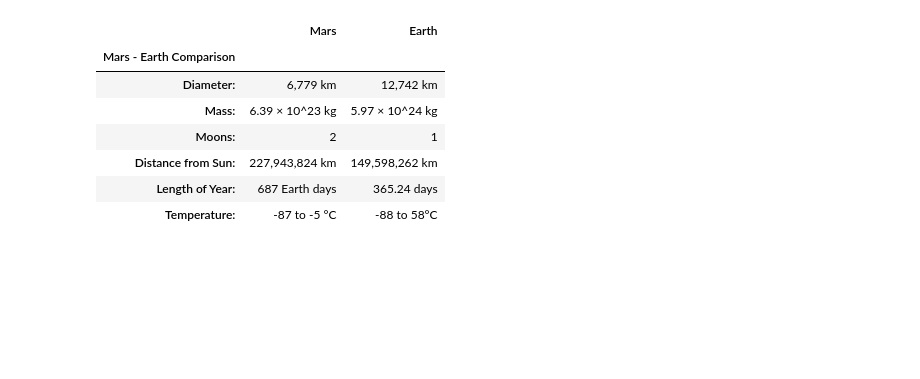
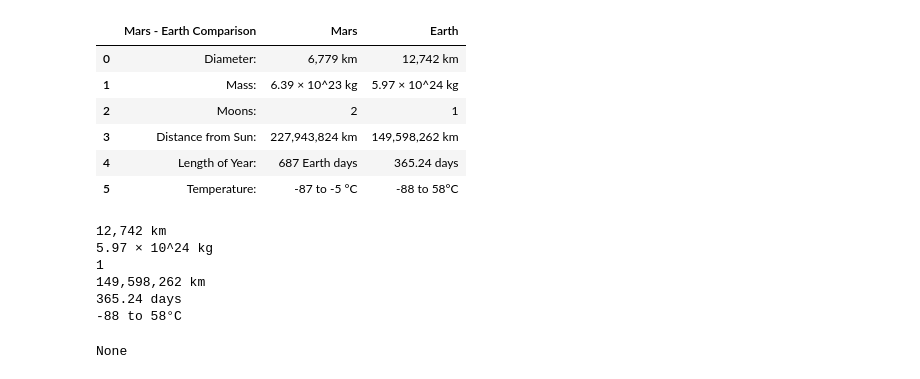
Before and after one commit to MuratCKoc/mission_to_mars-Scraper, a Jupyter notebook: Mission_to_Mars.ipynb, the cells around one changed output. Cells and saved outputs as stored; diff of their text form; code cells hidden in the pictures; blank space fills up the shorter version.

Commit message:
export comparison to html

```diff
--- a/Mission_to_Mars.ipynb
+++ b/Mission_to_Mars.ipynb
@@ -136,11 +129,29 @@ df_list = pd.read_html(facts_url, match='Mars - Earth Comparison',index_col=0)
-# %%
-df_list[0]
-# %% [output]
-|  | Mars | Earth |
-| Mars - Earth Comparison |  |  |
-| Diameter: | 6,779 km | 12,742 km |
-| Mass: | 6.39 × 10^23 kg | 5.97 × 10^24 kg |
-| Moons: | 2 | 1 |
-| Distance from Sun: | 227,943,824 km | 149,598,262 km |
-| Length of Year: | 687 Earth days | 365.24 days |
-| Temperature: | -87 to -5 °C | -88 to 58°C |
+# %%
+# Scrape HTML table into list of dataframes
+df_list = pd.read_html(facts_url, match='Mars - Earth Comparison')
+df_list[0]
+# %% [output]
+|  | Mars - Earth Comparison | Mars | Earth |
+| 0 | Diameter: | 6,779 km | 12,742 km |
+| 1 | Mass: | 6.39 × 10^23 kg | 5.97 × 10^24 kg |
+| 2 | Moons: | 2 | 1 |
+| 3 | Distance from Sun: | 227,943,824 km | 149,598,262 km |
+| 4 | Length of Year: | 687 Earth days | 365.24 days |
+| 5 | Temperature: | -87 to -5 °C | -88 to 58°C |
+# %%
+facts_dicts = []
+for index, row in df_list[0].iterrows():
+    print (row[2])
+# %% [output]
+12,742 km
+5.97 × 10^24 kg
+1
+149,598,262 km
+365.24 days
+-88 to 58°C
+# %%
+# Export to Html
+facts_html = df_list[0].to_html('facts_html.html',index=False)
+print(facts_html)
+# %% [output]
+None
```
Also changed, not shown: parts of 11 cells of this notebook, 2 other files.
